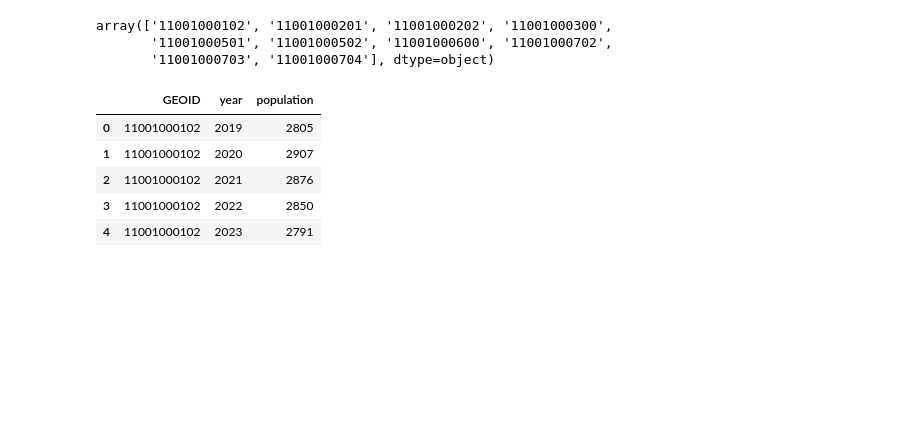
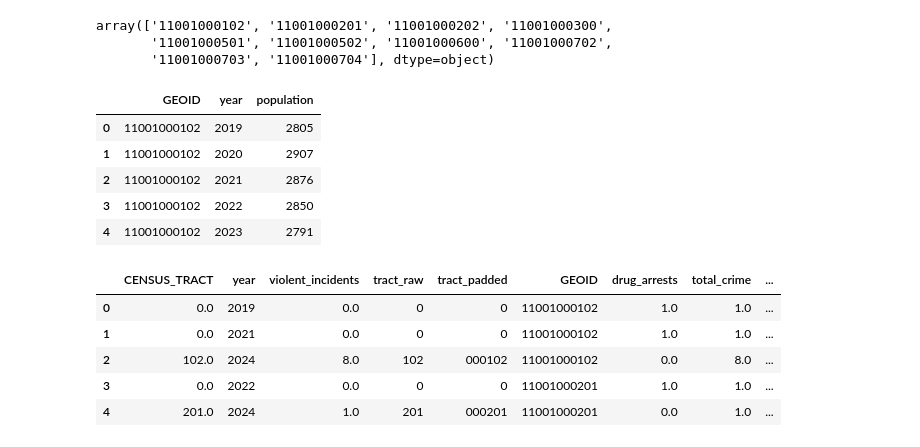
Before and after one commit to woodskevinj/urbanshift-dc-api, a Jupyter notebook: notebooks/01_data_prep.ipynb, the cells around one changed output. Saved outputs shown, nothing was run; the diff lists cells and outputs as text; code cells hidden in the pictures; blank space fills up the shorter version.

```diff
--- a/notebooks/01_data_prep.ipynb
+++ b/notebooks/01_data_prep.ipynb
@@ -418,0 +437,16 @@ crime_full["crime_rate_per_1000"] = (
+# %%
+df_test = crime_full.copy()
+df_test["accessibility_score"] = 0.5 # temporary placeholder
+df_test["home_value_score"] = 0.5 # temporary placeholder
+
+df_test = compute_crime_rate(df_test)
+df_test = compute_uplift_score(df_test)
+
+df_test.head()
+# %% [output]
+|  | CENSUS_TRACT | year | violent_incidents | tract_raw | tract_padded | GEOID | drug_arrests | total_crime | ... |
+| 0 | 0.0 | 2019 | 0.0 | 0 | 0 | 11001000102 | 1.0 | 1.0 | ... |
+| 1 | 0.0 | 2021 | 0.0 | 0 | 0 | 11001000102 | 1.0 | 1.0 | ... |
+| 2 | 102.0 | 2024 | 8.0 | 102 | 000102 | 11001000102 | 0.0 | 8.0 | ... |
+| 3 | 0.0 | 2022 | 0.0 | 0 | 0 | 11001000201 | 1.0 | 1.0 | ... |
+| 4 | 201.0 | 2024 | 1.0 | 201 | 000201 | 11001000201 | 0.0 | 1.0 | ... |
```
Also changed, not shown: parts of 4 cells of this notebook, 1 other file.
